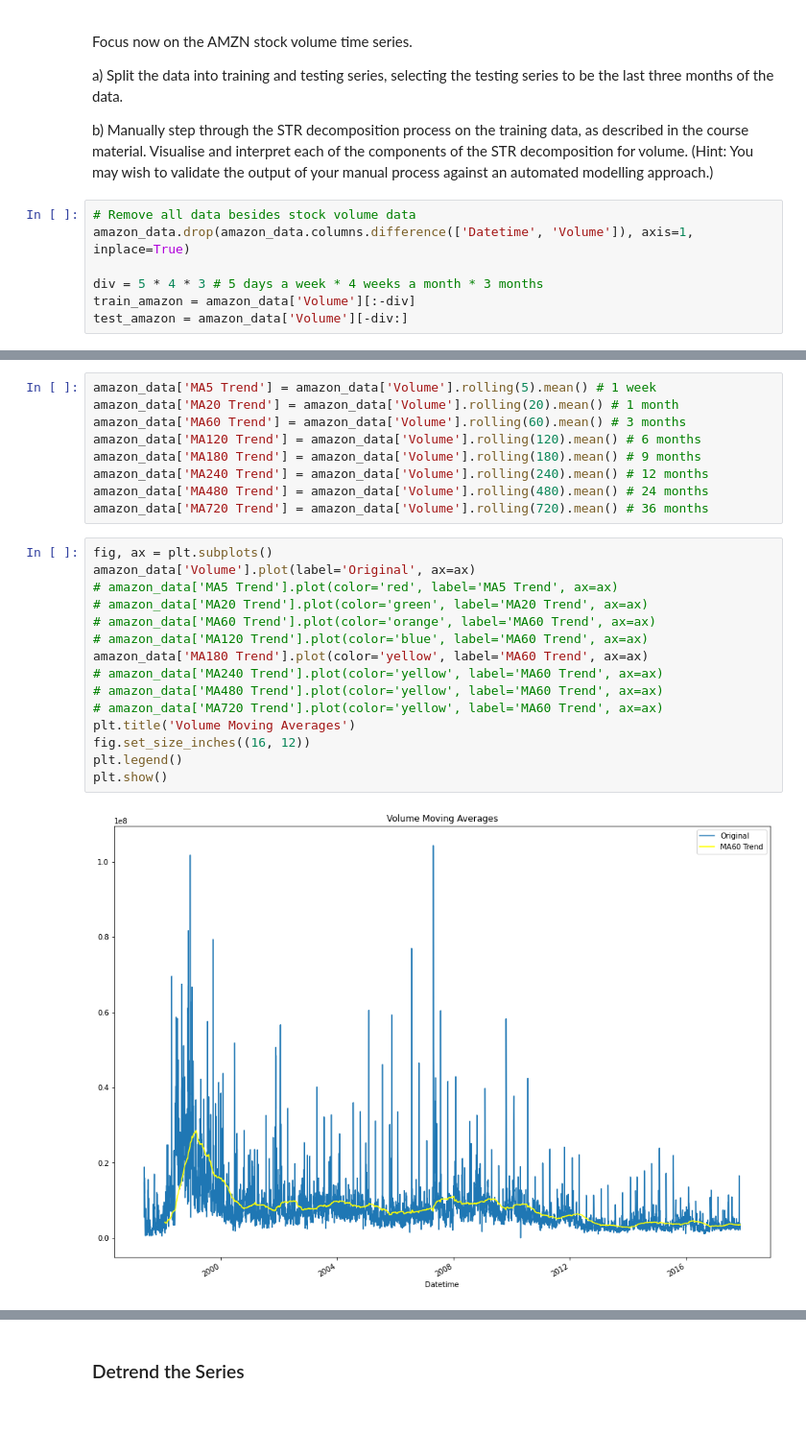
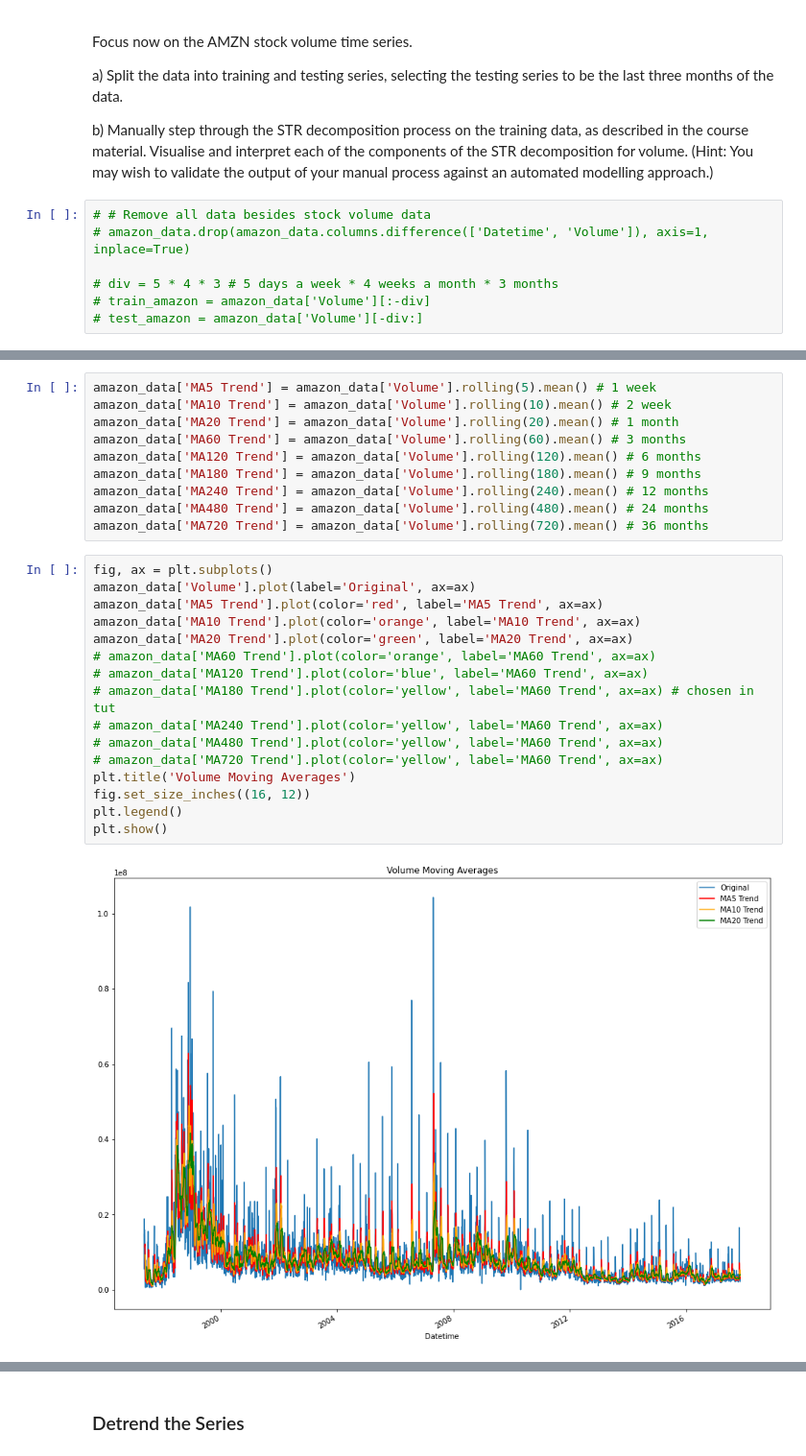
Before and after one commit to JamieKats/data2001-a3, a Jupyter notebook: DATA2001-A3-s4674720.ipynb, the cells around one changed output, grey strips where cells are left out. Shown at 96% size. Saved outputs shown, nothing was run; the diff lists cells and outputs as text; blank space fills up the shorter version.

```diff
--- a/DATA2001-A3-s4674720.ipynb
+++ b/DATA2001-A3-s4674720.ipynb
@@ -282,9 +300,9 @@ a) Split the data into training and testing series, selecting the testing series
 b) Manually step through the STR decomposition process on the training data, as
 described in the course material. Visualise and interpret each of the components of the STR decomposition for volume. (Hint: You may wish to validate the output of your manual process against an automated modelling approach.)
 # %%
-# Remove all data besides stock volume data
-amazon_data.drop(amazon_data.columns.difference(['Datetime', 'Volume']), axis=1, inplace=True)
+# # Remove all data besides stock volume data
+# amazon_data.drop(amazon_data.columns.difference(['Datetime', 'Volume']), axis=1, inplace=True)
 
-div = 5 * 4 * 3 # 5 days a week * 4 weeks a month * 3 months
-train_amazon = amazon_data['Volume'][:-div]
-test_amazon = amazon_data['Volume'][-div:]
+# div = 5 * 4 * 3 # 5 days a week * 4 weeks a month * 3 months
+# train_amazon = amazon_data['Volume'][:-div]
+# test_amazon = amazon_data['Volume'][-div:]
@@ -293,5 +321,6 @@ test_amazon = amazon_data['Volume'][-div:]
 # %%
 amazon_data['MA5 Trend'] = amazon_data['Volume'].rolling(5).mean() # 1 week
+amazon_data['MA10 Trend'] = amazon_data['Volume'].rolling(10).mean() # 2 week
 amazon_data['MA20 Trend'] = amazon_data['Volume'].rolling(20).mean() # 1 month
 amazon_data['MA60 Trend'] = amazon_data['Volume'].rolling(60).mean() # 3 months
 amazon_data['MA120 Trend'] = amazon_data['Volume'].rolling(120).mean() # 6 months
@@ -302,17 +331,18 @@ amazon_data['MA720 Trend'] = amazon_data['Volume'].rolling(720).mean() # 36 mont
 # %%
 fig, ax = plt.subplots()
 amazon_data['Volume'].plot(label='Original', ax=ax)
-# amazon_data['MA5 Trend'].plot(color='red', label='MA5 Trend', ax=ax)
-# amazon_data['MA20 Trend'].plot(color='green', label='MA20 Trend', ax=ax)
+amazon_data['MA5 Trend'].plot(color='red', label='MA5 Trend', ax=ax)
+amazon_data['MA10 Trend'].plot(color='orange', label='MA10 Trend', ax=ax)
+amazon_data['MA20 Trend'].plot(color='green', label='MA20 Trend', ax=ax)
 # amazon_data['MA60 Trend'].plot(color='orange', label='MA60 Trend', ax=ax)
 # amazon_data['MA120 Trend'].plot(color='blue', label='MA60 Trend', ax=ax)
-amazon_data['MA180 Trend'].plot(color='yellow', label='MA60 Trend', ax=ax)
+# amazon_data['MA180 Trend'].plot(color='yellow', label='MA60 Trend', ax=ax) # chosen in tut
 # amazon_data['MA240 Trend'].plot(color='yellow', label='MA60 Trend', ax=ax)
 # amazon_data['MA480 Trend'].plot(color='yellow', label='MA60 Trend', ax=ax)
 # amazon_data['MA720 Trend'].plot(color='yellow', label='MA60 Trend', ax=ax)
 plt.title('Volume Moving Averages')
 fig.set_size_inches((16, 12))
 plt.legend()
 plt.show()
 # %% [output]
-[figure, old version]
+[figure, new version]
```
Also changed, not shown: parts of 35 cells of this notebook.
